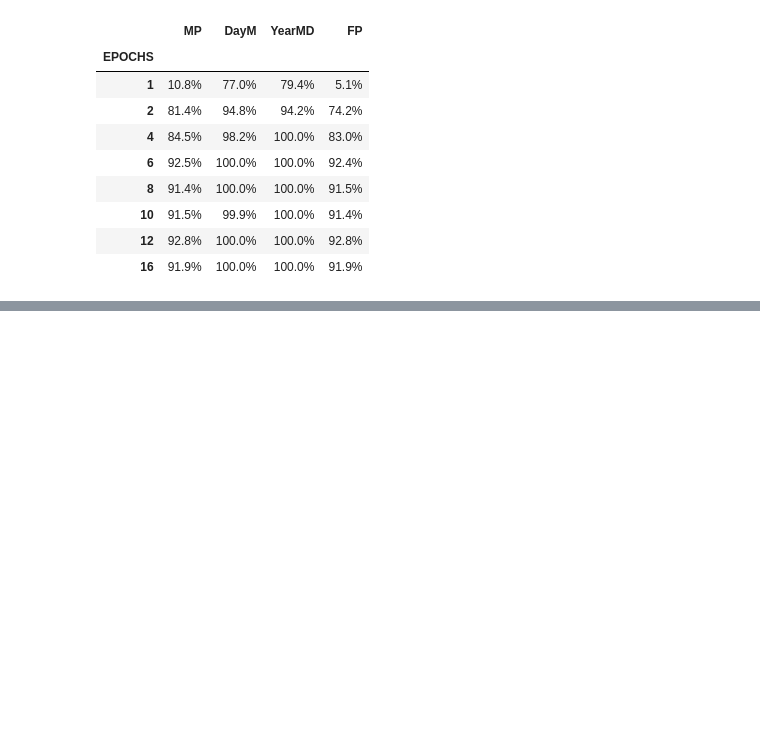
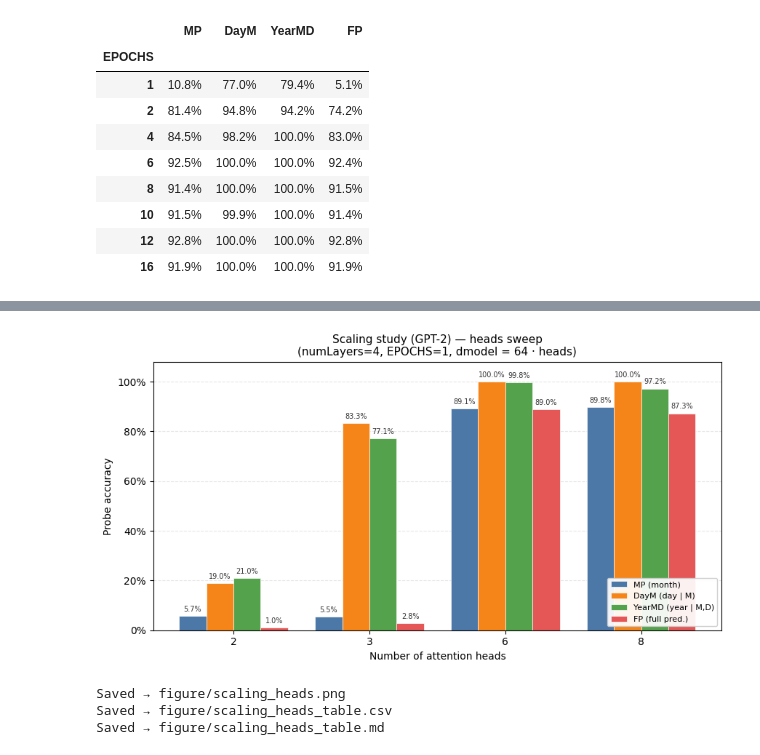
Before and after one commit to edwardF8/Training_On_LM4, a Jupyter notebook: figure-generator/figuregenerator.ipynb, the cells around one changed output, grey strips where cells are left out. Saved outputs shown, nothing was run; the diff lists cells and outputs as text; code cells hidden in the pictures; blank space fills up the shorter version.

Commit message:
Fix to results + flexable probing strategy

```diff
--- a/figure-generator/figuregenerator.ipynb
+++ b/figure-generator/figuregenerator.ipynb
@@ -365,0 +373,76 @@ Combined epoch scaling — probe accuracy
+# %%
+SCALING_CSV = "source-results/scailingStudy.csv"
+
+scaling_df = pd.read_csv(SCALING_CSV)
+_parts = scaling_df["Name"].str.split("-")
+scaling_df["study"]       = _parts.str[0]
+scaling_df["sweep_value"] = _parts.str[1].astype(int)
+
+STUDY_AXES = {
+    "heads":  ("Number of attention heads",   "numLayers=4, EPOCHS=1, dmodel = 64 · heads"),
+    "layers": ("Number of transformer layers", "numHeads=3, dmodel=192, EPOCHS=1"),
+    "epochs": ("Training epochs",             "numLayers=4, numHeads=3, dmodel=192"),
+}
+
+print(scaling_df.groupby("study")["Name"].count().rename("n_runs"))
+
+for study, (x_label, fixed_config) in STUDY_AXES.items():
+    sub = scaling_df[scaling_df["study"] == study].sort_values("sweep_value")
+    if sub.empty:
+        print(f"  [skip] no rows for study={study!r}")
+        continue
+
+    x_vals = sub["sweep_value"].tolist()
+    x      = np.arange(len(x_vals))
+    bar_w  = 0.2
+    offsets = (np.arange(len(METRICS)) - (len(METRICS) - 1) / 2) * bar_w
+
+    fig_w = max(7, 1.2 * len(x_vals) + 4)
+    fig, ax = plt.subplots(figsize=(fig_w, 4.8))
+
+    for offset, metric, label, color in zip(offsets, METRICS, LABELS, COLORS):
+        ys = sub[metric].values.astype(float)
+        bars = ax.bar(
+            x + offset, ys, bar_w,
+            label=label, color=color, edgecolor="white", linewidth=0.5,
+        )
+        for bar, y in zip(bars, ys):
+            ax.text(
+                bar.get_x() + bar.get_width() / 2, y + 0.012,
+                f"{y * 100:.1f}%",
+                ha="center", va="bottom", fontsize=7, color="#333",
+            )
+
+    ax.set_xticks(x)
+    ax.set_xticklabels([str(v) for v in x_vals])
+    ax.set_xlabel(x_label)
+    ax.set_ylabel("Probe accuracy")
+    ax.set_ylim(0, 1.08)
+    ax.yaxis.set_major_formatter(PercentFormatter(xmax=1, decimals=0))
+    ax.set_title(f"Scaling study (GPT-2) — {study} sweep\n({fixed_config})",
+                 fontsize=11)
+    ax.legend(loc="lower right", fontsize=8, framealpha=0.92)
+    ax.grid(axis="y", linestyle="--", alpha=0.3)
+    ax.set_axisbelow(True)
+    fig.tight_layout()
+
+    out_path = FIGURE_DIR / f"scaling_{study}.png"
+    fig.savefig(out_path, dpi=160, bbox_inches="tight")
+    plt.show()
+    print(f"Saved → {out_path}")
+
+    tbl = sub.set_index("sweep_value")[METRICS]
+    tbl.columns = SHORT_LABELS
+    tbl.index.name = AXIS_LABEL[study]
+    tbl = (tbl.astype(float) * 100).round(1)
+
+    csv_path = FIGURE_DIR / f"scaling_{study}_table.csv"
+    md_path  = FIGURE_DIR / f"scaling_{study}_table.md"
+    tbl.to_csv(csv_path)
+    md_path.write_text(
+        f"### Scaling study (GPT-2) — {study} sweep (probe accuracy %)\n\n"
+        + df_to_markdown(tbl) + "\n"
+    )
+    print(f"Saved → {csv_path}")
+    print(f"Saved → {md_path}")
+# %% [output]
@@ -365,0 +454,4 @@ Combined epoch scaling — probe accuracy
+[figure, added]
+Saved → figure/scaling_heads.png
+Saved → figure/scaling_heads_table.csv
+Saved → figure/scaling_heads_table.md
```
Also changed, not shown: parts of 2 cells of this notebook, 15 other files.
